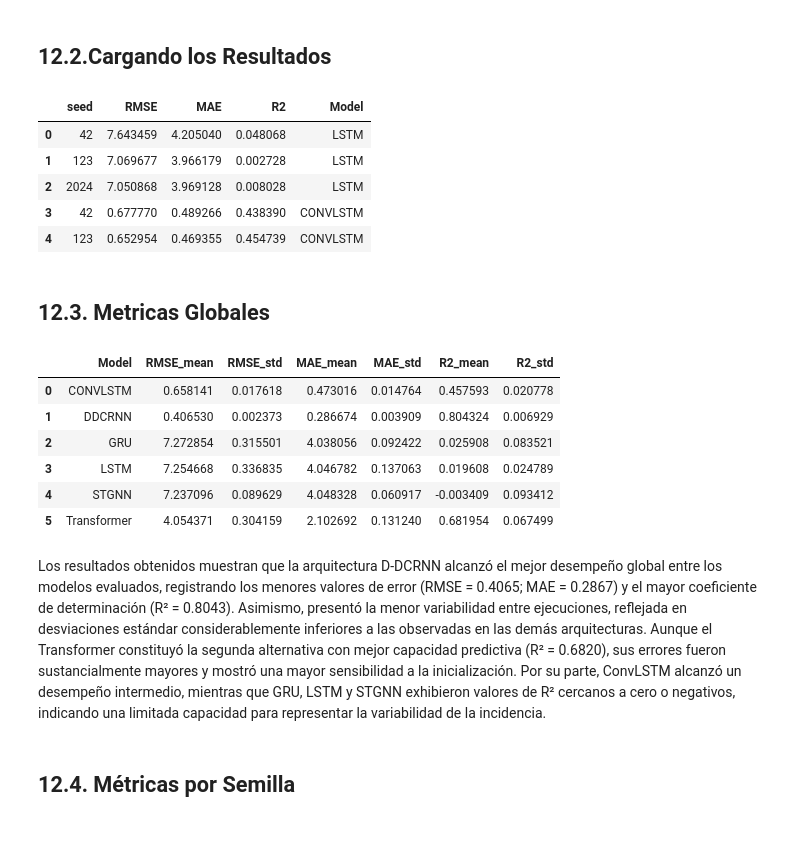
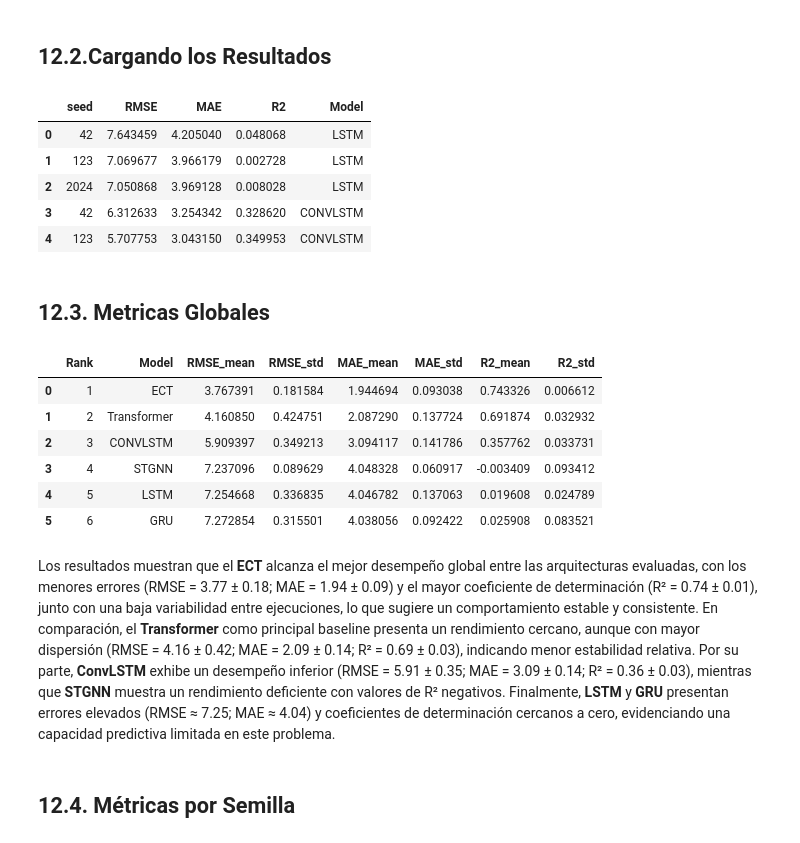
Before and after one commit to GuirlessaDeLaHoz/Proyecto_Final_Deep_Learning, a Jupyter notebook: 12_Comparación_Final.ipynb, the cells around one changed output. Saved outputs shown, nothing was run; the diff lists cells and outputs as text; code cells hidden in the pictures.

```diff
--- a/12_Comparación_Final.ipynb
+++ b/12_Comparación_Final.ipynb
@@ -18,7 +18,7 @@ from itertools import combinations
 # %%
 BASE_DIR = "/home/guirlessa/Dl_Proyecto_Dengue/Modelos"
 
-MODELOS = ["LSTM", "CONVLSTM", "STGNN", "GRU", "Transformer","DDCRNN"]
+MODELOS = ["LSTM", "CONVLSTM", "STGNN", "GRU", "Transformer","ECT"]
 
 def load_metrics(model_path):
     file_path = os.path.join(model_path, "metrics_stgnn.csv")
@@ -59,36 +59,46 @@ metrics_df.head()
 | 0 | 42 | 7.643459 | 4.205040 | 0.048068 | LSTM |
 | 1 | 123 | 7.069677 | 3.966179 | 0.002728 | LSTM |
 | 2 | 2024 | 7.050868 | 3.969128 | 0.008028 | LSTM |
-| 3 | 42 | 0.677770 | 0.489266 | 0.438390 | CONVLSTM |
-| 4 | 123 | 0.652954 | 0.469355 | 0.454739 | CONVLSTM |
+| 3 | 42 | 6.312633 | 3.254342 | 0.328620 | CONVLSTM |
+| 4 | 123 | 5.707753 | 3.043150 | 0.349953 | CONVLSTM |
 # %% [markdown]
 ## **12.3. Metricas Globales**
 # %%
 summary = metrics_df.groupby("Model").agg({
     "RMSE": ["mean", "std"],
     "MAE": ["mean", "std"],
     "R2": ["mean", "std"]
 })
 
 summary.columns = [
     "RMSE_mean", "RMSE_std",
     "MAE_mean", "MAE_std",
     "R2_mean", "R2_std"
 ]
 
 summary = summary.reset_index()
 
+summary = (
+    summary
+    .sort_values(by="RMSE_mean", ascending=True)
+    .reset_index(drop=True)
+)
+
+summary.insert(0, "Rank", range(1, len(summary) + 1))
+
 summary
+
+summary
 # %% [output]
-|  | Model | RMSE_mean | RMSE_std | MAE_mean | MAE_std | R2_mean | R2_std |
-| 0 | CONVLSTM | 0.658141 | 0.017618 | 0.473016 | 0.014764 | 0.457593 | 0.020778 |
-| 1 | DDCRNN | 0.406530 | 0.002373 | 0.286674 | 0.003909 | 0.804324 | 0.006929 |
-| 2 | GRU | 7.272854 | 0.315501 | 4.038056 | 0.092422 | 0.025908 | 0.083521 |
-| 3 | LSTM | 7.254668 | 0.336835 | 4.046782 | 0.137063 | 0.019608 | 0.024789 |
-| 4 | STGNN | 7.237096 | 0.089629 | 4.048328 | 0.060917 | -0.003409 | 0.093412 |
-| 5 | Transformer | 4.054371 | 0.304159 | 2.102692 | 0.131240 | 0.681954 | 0.067499 |
+|  | Rank | Model | RMSE_mean | RMSE_std | MAE_mean | MAE_std | R2_mean | R2_std |
+| 0 | 1 | ECT | 3.767391 | 0.181584 | 1.944694 | 0.093038 | 0.743326 | 0.006612 |
+| 1 | 2 | Transformer | 4.160850 | 0.424751 | 2.087290 | 0.137724 | 0.691874 | 0.032932 |
+| 2 | 3 | CONVLSTM | 5.909397 | 0.349213 | 3.094117 | 0.141786 | 0.357762 | 0.033731 |
+| 3 | 4 | STGNN | 7.237096 | 0.089629 | 4.048328 | 0.060917 | -0.003409 | 0.093412 |
+| 4 | 5 | LSTM | 7.254668 | 0.336835 | 4.046782 | 0.137063 | 0.019608 | 0.024789 |
+| 5 | 6 | GRU | 7.272854 | 0.315501 | 4.038056 | 0.092422 | 0.025908 | 0.083521 |
 # %% [markdown]
-Los resultados obtenidos muestran que la arquitectura D-DCRNN alcanzó el mejor desempeño global entre los modelos evaluados, registrando los menores valores de error (RMSE = 0.4065; MAE = 0.2867) y el mayor coeficiente de determinación (R² = 0.8043). Asimismo, presentó la menor variabilidad entre ejecuciones, reflejada en desviaciones estándar considerablemente inferiores a las observadas en las demás arquitecturas. Aunque el Transformer constituyó la segunda alternativa con mejor capacidad predictiva (R² = 0.6820), sus errores fueron sustancialmente mayores y mostró una mayor sensibilidad a la inicialización. Por su parte, ConvLSTM alcanzó un desempeño intermedio, mientras que GRU, LSTM y STGNN exhibieron valores de R² cercanos a cero o negativos, indicando una limitada capacidad para representar la variabilidad de la incidencia.
+Los resultados muestran que el **ECT** alcanza el mejor desempeño global entre las arquitecturas evaluadas, con los menores errores (RMSE = 3.77 ± 0.18; MAE = 1.94 ± 0.09) y el mayor coeficiente de determinación (R² = 0.74 ± 0.01), junto con una baja variabilidad entre ejecuciones, lo que sugiere un comportamiento estable y consistente. En comparación, el **Transformer** como principal baseline presenta un rendimiento cercano, aunque con mayor dispersión (RMSE = 4.16 ± 0.42; MAE = 2.09 ± 0.14; R² = 0.69 ± 0.03), indicando menor estabilidad relativa. Por su parte, **ConvLSTM** exhibe un desempeño inferior (RMSE = 5.91 ± 0.35; MAE = 3.09 ± 0.14; R² = 0.36 ± 0.03), mientras que **STGNN** muestra un rendimiento deficiente con valores de R² negativos. Finalmente, **LSTM** y **GRU** presentan errores elevados (RMSE ≈ 7.25; MAE ≈ 4.04) y coeficientes de determinación cercanos a cero, evidenciando una capacidad predictiva limitada en este problema.
 # %% [markdown]
 ## **12.4. Métricas por Semilla**
 # %%
```
Also changed, not shown: parts of 29 cells of this notebook, 44 other files.
